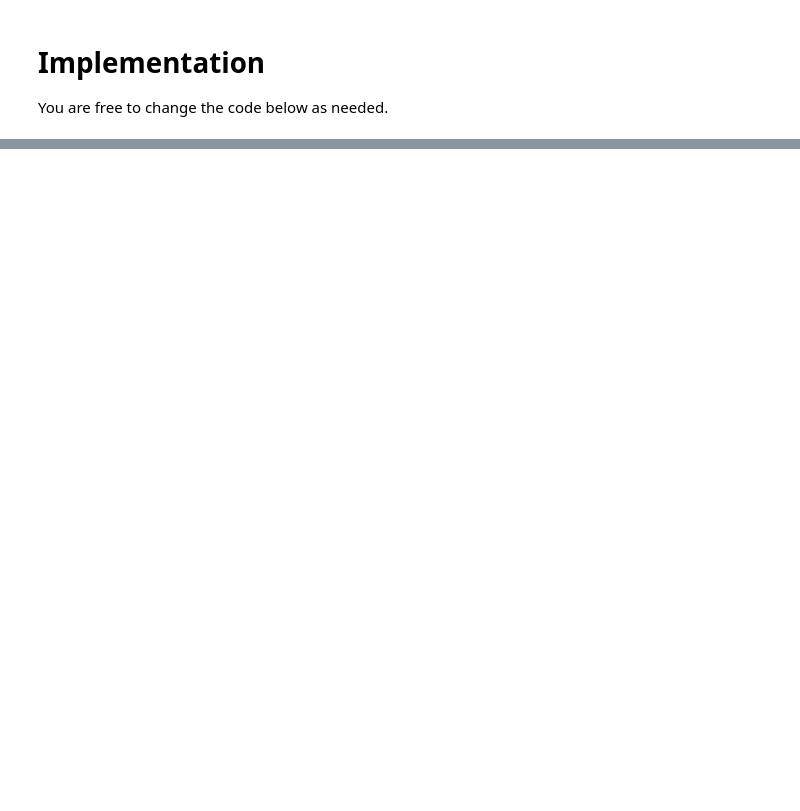
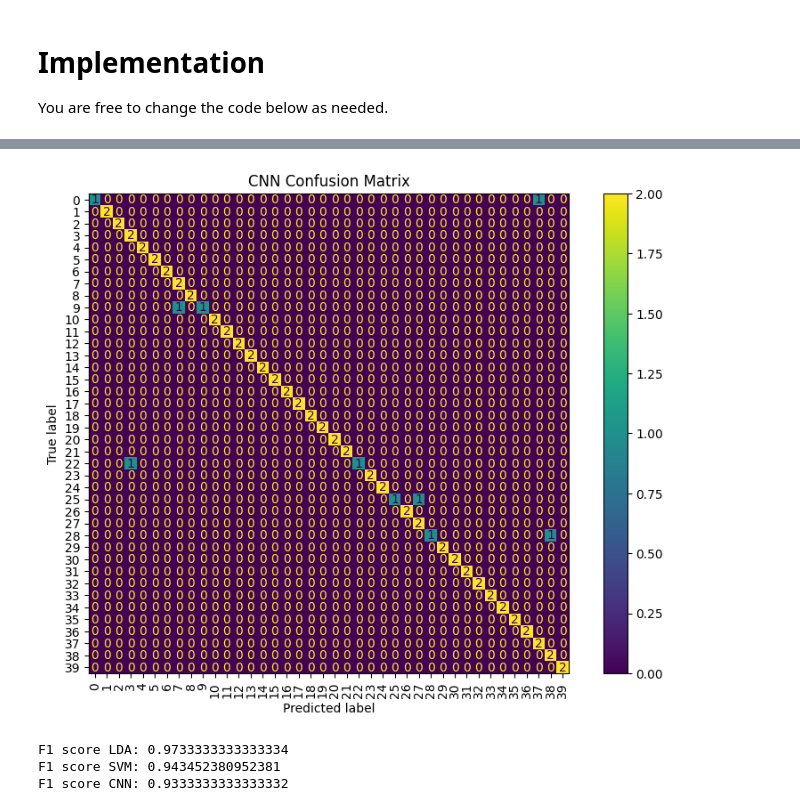
Before and after one commit to olefson/Face-Recognition-LDA-SVM-and-CNN, a Jupyter notebook: m8project.ipynb, the cells around one changed output, grey strips where cells are left out. Saved outputs shown, nothing was run; the diff lists cells and outputs as text; code cells hidden in the pictures; blank space fills up the shorter version.

```diff
--- a/m8project.ipynb
+++ b/m8project.ipynb
@@ -85,0 +151,12 @@ show_images(x_test, N_IDENTITIES, 10 - GALLERY_SIZE)
+# %%
+# 6 DATA AUGMENTATION
+
+datagen = ImageDataGenerator(
+    rotation_range=5,    # Reduce rotation range
+    width_shift_range=0.05,  # Reduce width shift range
+    height_shift_range=0.05,  # Reduce height shift range
+    shear_range=0.05,    # Reduce shear range
+    zoom_range=0.05,     # Reduce zoom range
+    horizontal_flip=True,
+    fill_mode='nearest'
+)
@@ -85,0 +307,33 @@ show_images(x_test, N_IDENTITIES, 10 - GALLERY_SIZE)
+# %%
+# 9 EVALUATE AND DISPLAY RESULTS
+# Restore weights from the best training point
+model.load_weights('best_model.keras')
+
+scores_train = model.evaluate(x_train_cnn_no_aug, y_train_cnn_no_aug, verbose=0)
+scores_val = model.evaluate(x_val_cnn, y_val_cnn, verbose=0)
+scores_test = model.evaluate(x_test_cnn_no_aug, y_test_cnn_no_aug, verbose=0)
+print(f"TRAINING SET\nLoss: {scores_train[0]}, Accuracy: {scores_train[1]}") # Print loss and accuracy for training set
+print(f"VALIDATION SET\nLoss: {scores_val[0]}, Accuracy: {scores_val[1]}") # Print loss and accuracy for validation set
+print(f"TEST SET\nLoss: {scores_test[0]}, Accuracy: {scores_test[1]}") # Print loss and accuracy for test set
+
+# Confusion Matrix for CNN
+y_pred_cnn = model.predict(x_test_cnn_no_aug)
+y_pred_cnn = np.argmax(y_pred_cnn, axis=1)
+cm_cnn = confusion_matrix(y_test_cnn_no_aug, y_pred_cnn)
+
+# visualize confusion matrix
+fig, ax = plt.subplots(figsize=(10, 7))
+ConfusionMatrixDisplay(cm_cnn).plot(ax=ax)
+ax.set_title('CNN Confusion Matrix')
+ax.tick_params(axis='x', rotation=90, labelsize=10)
+ax.tick_params(axis='y', rotation=0, labelsize=10)
+plt.show()
+
+# Evaluate F-Score for CNN
+f1_cnn = f1_score(y_test_cnn_no_aug, y_pred_cnn, average='weighted')
+
+# Compare all models
+print(f"F1 score LDA: {f1_lda}")
+print(f"F1 score SVM: {f1_svm}")
+print(f"F1 score CNN: {f1_cnn}")
+# %% [output]
@@ -86 +347,5 @@ show_images(x_test, N_IDENTITIES, 10 - GALLERY_SIZE)
+[figure, added]
+F1 score LDA: 0.9733333333333334
+F1 score SVM: 0.943452380952381
+F1 score CNN: 0.9333333333333332
 # %% [markdown]
```
Also changed, not shown: parts of 10 cells of this notebook, 10 other files.
